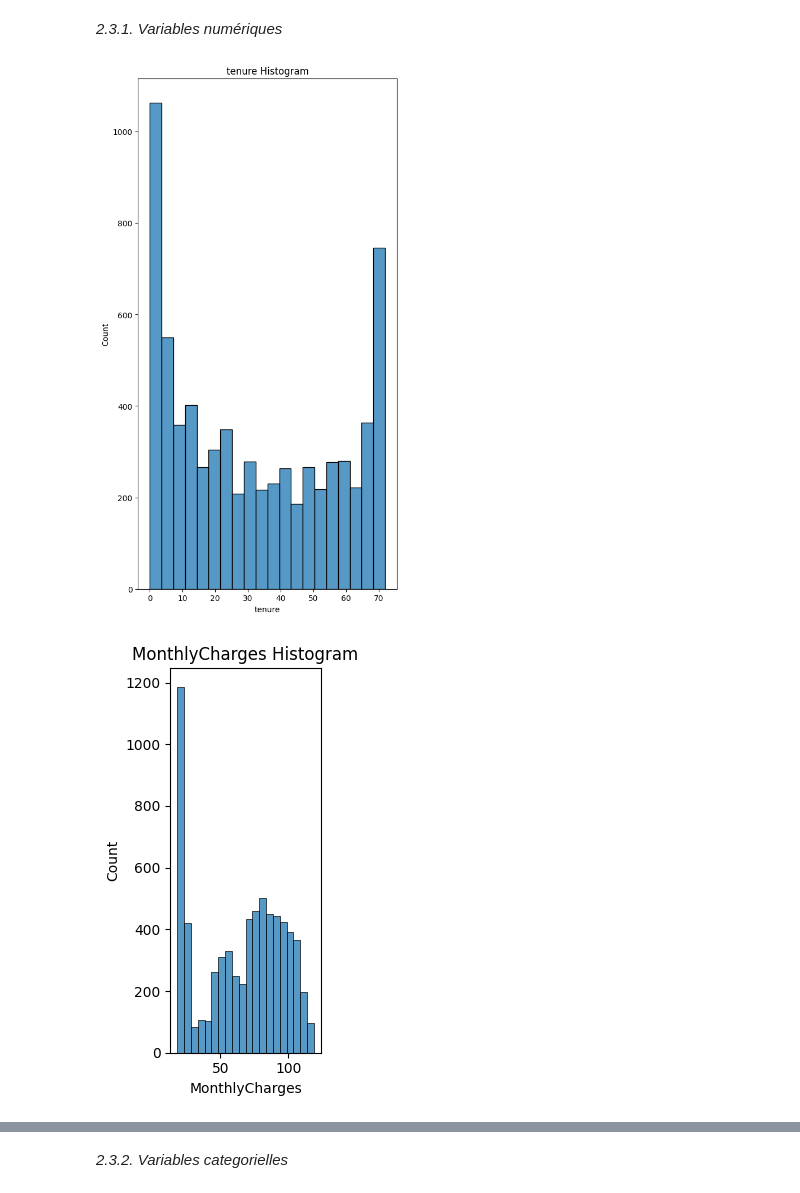
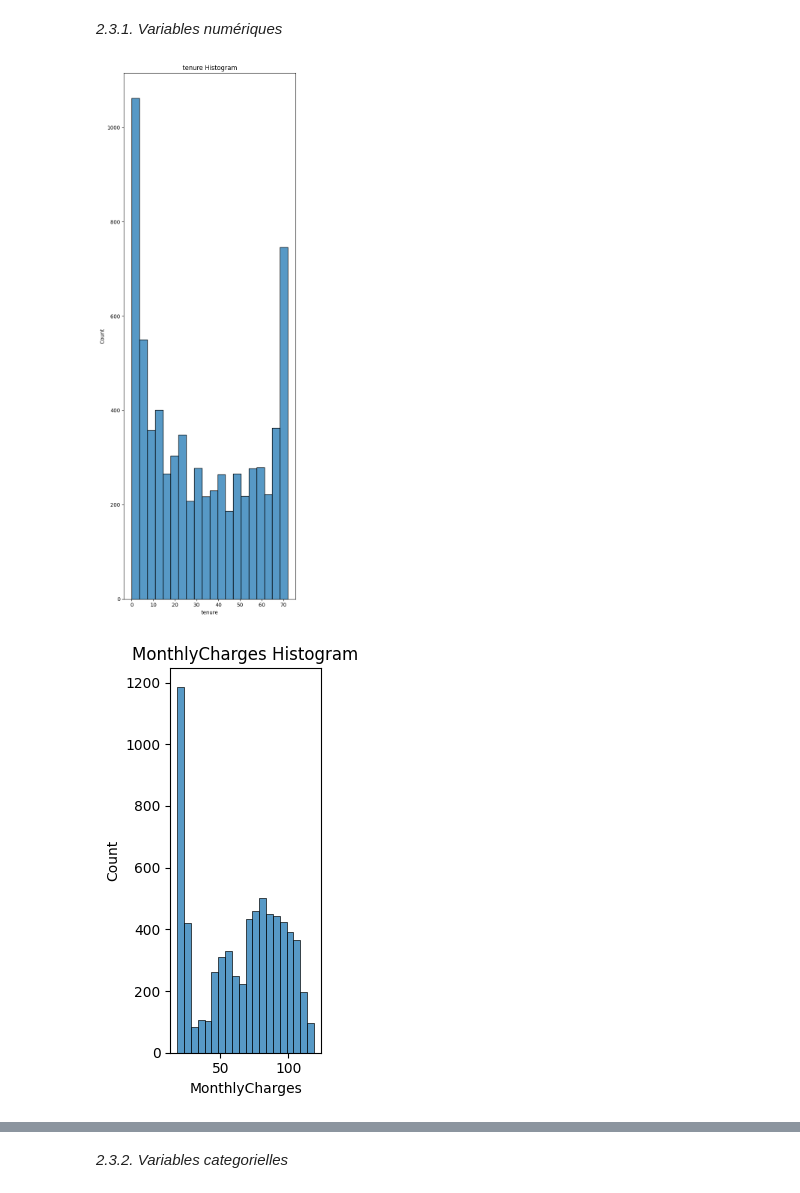
Before and after one commit to lyes2515/Telco-Churn, a Jupyter notebook: project.ipynb, the cells around one changed output, grey strips where cells are left out. Cells and saved outputs as stored; diff of their text form; code cells hidden in the pictures.

```diff
--- a/project.ipynb
+++ b/project.ipynb
@@ -83,14 +83,14 @@ plt.show()
 # %% [markdown]
 *2.3.1. Variables numériques*
 # %%
-num_vars = ['tenure' ,'MonthlyCharges' ,'TotalCharges']
-plt.figure(figsize=(15 ,10))
+num_vars = ['tenure' ,'MonthlyCharges']
+plt.figure(figsize=(15 ,15))
 for i ,col in enumerate(num_vars ,1):
     plt.subplot(1 ,3 ,i)
     sns.histplot(df[col] ,bins=20)
     plt.title(f'{col} Histogram')
     plt.tight_layout()
     plt.show()
 # %% [output]
-[figure, old version]
+[figure, new version]
 [figure]
```
Also changed, not shown: parts of 30 cells of this notebook.
